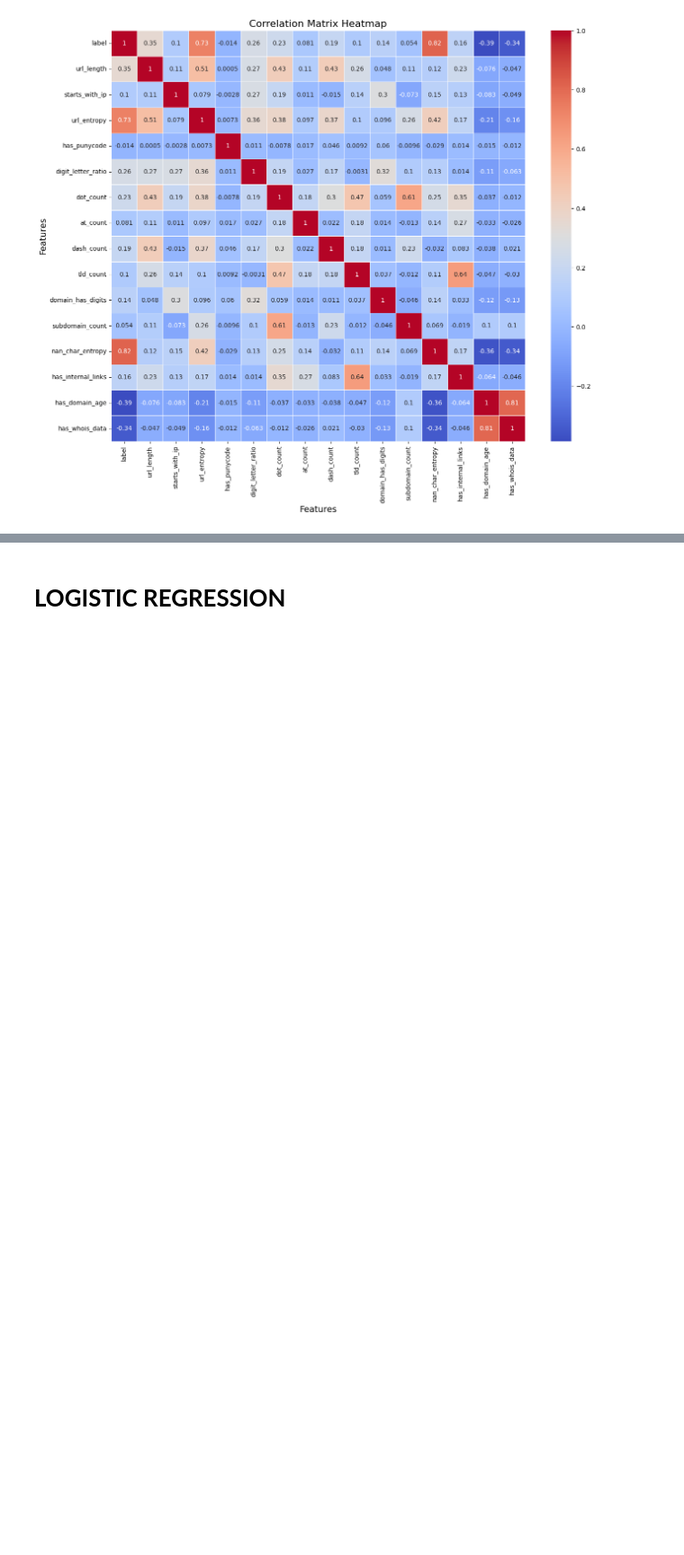
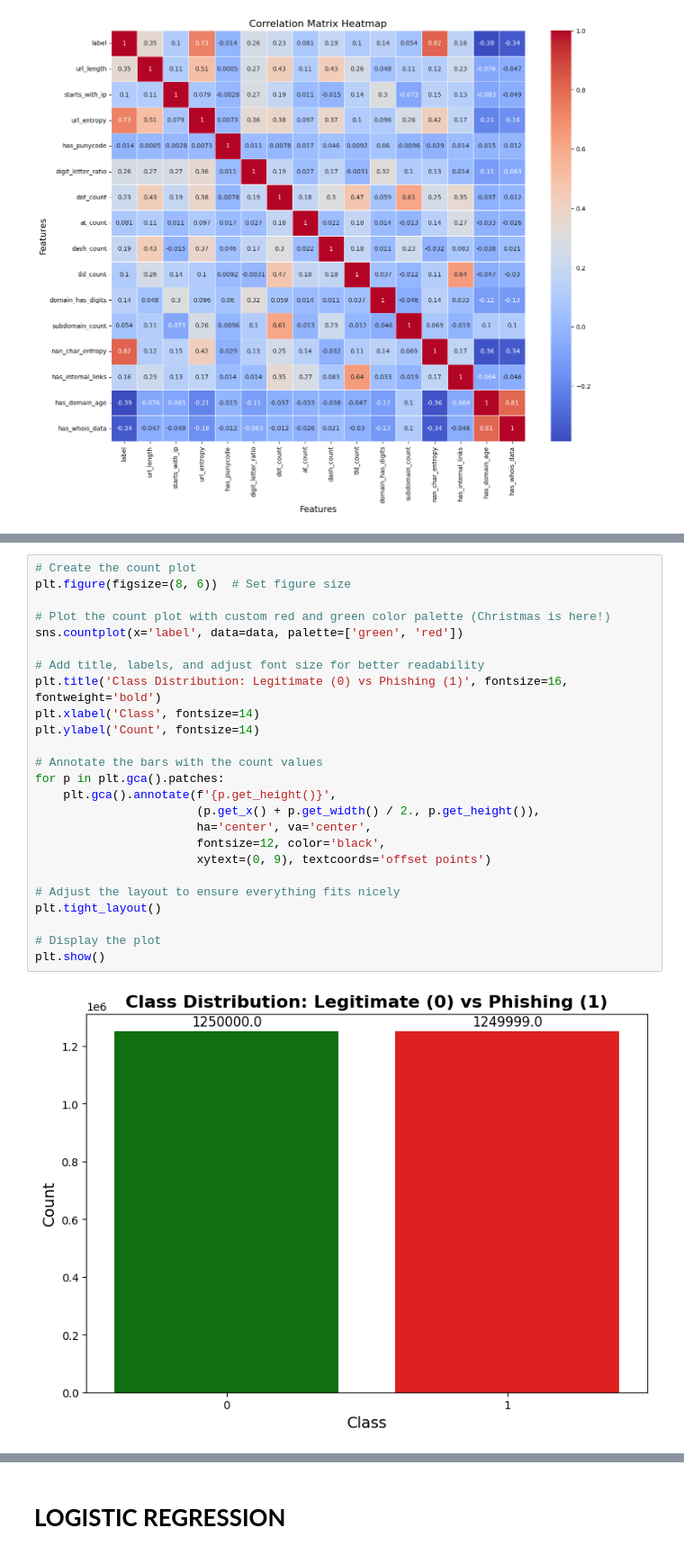
Before and after one commit to chiggi24/DS3000A_Group25, a Jupyter notebook: Group25.ipynb, the cells around one changed output, grey strips where cells are left out. Shown at 90% size. Cells and saved outputs as stored; diff of their text form; blank space fills up the shorter version.

```diff
--- a/Group25.ipynb
+++ b/Group25.ipynb
@@ -172,0 +271,27 @@ plt.show()
+# %%
+# Create the count plot
+plt.figure(figsize=(8, 6))  # Set figure size
+
+# Plot the count plot with custom red and green color palette (Christmas is here!)
+sns.countplot(x='label', data=data, palette=['green', 'red'])
+
+# Add title, labels, and adjust font size for better readability
+plt.title('Class Distribution: Legitimate (0) vs Phishing (1)', fontsize=16, fontweight='bold')
+plt.xlabel('Class', fontsize=14)
+plt.ylabel('Count', fontsize=14)
+
+# Annotate the bars with the count values
+for p in plt.gca().patches:
+    plt.gca().annotate(f'{p.get_height()}',
+                       (p.get_x() + p.get_width() / 2., p.get_height()),
+                       ha='center', va='center',
+                       fontsize=12, color='black',
+                       xytext=(0, 9), textcoords='offset points')
+
+# Adjust the layout to ensure everything fits nicely
+plt.tight_layout()
+
+# Display the plot
+plt.show()
+# %% [output]
+[figure, added]
```
Also changed, not shown: parts of 31 cells of this notebook.
